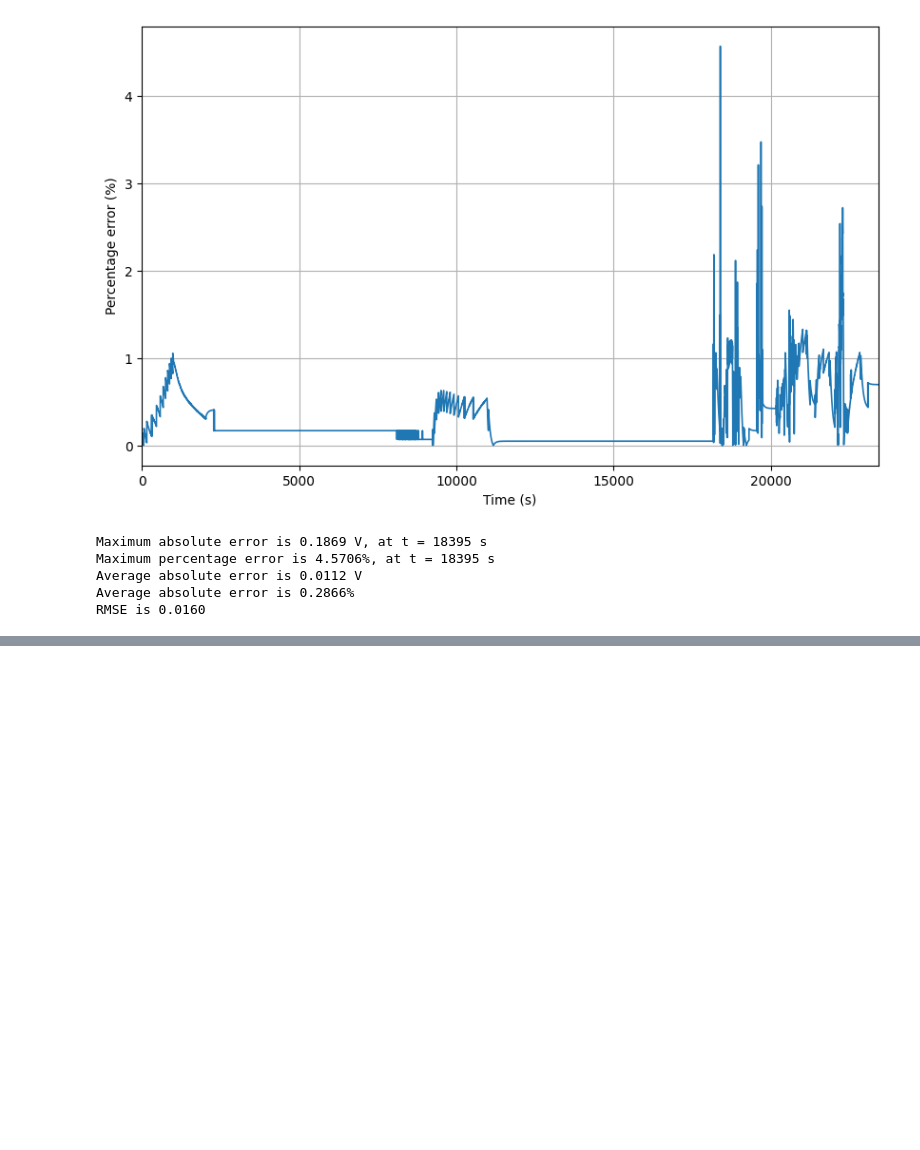
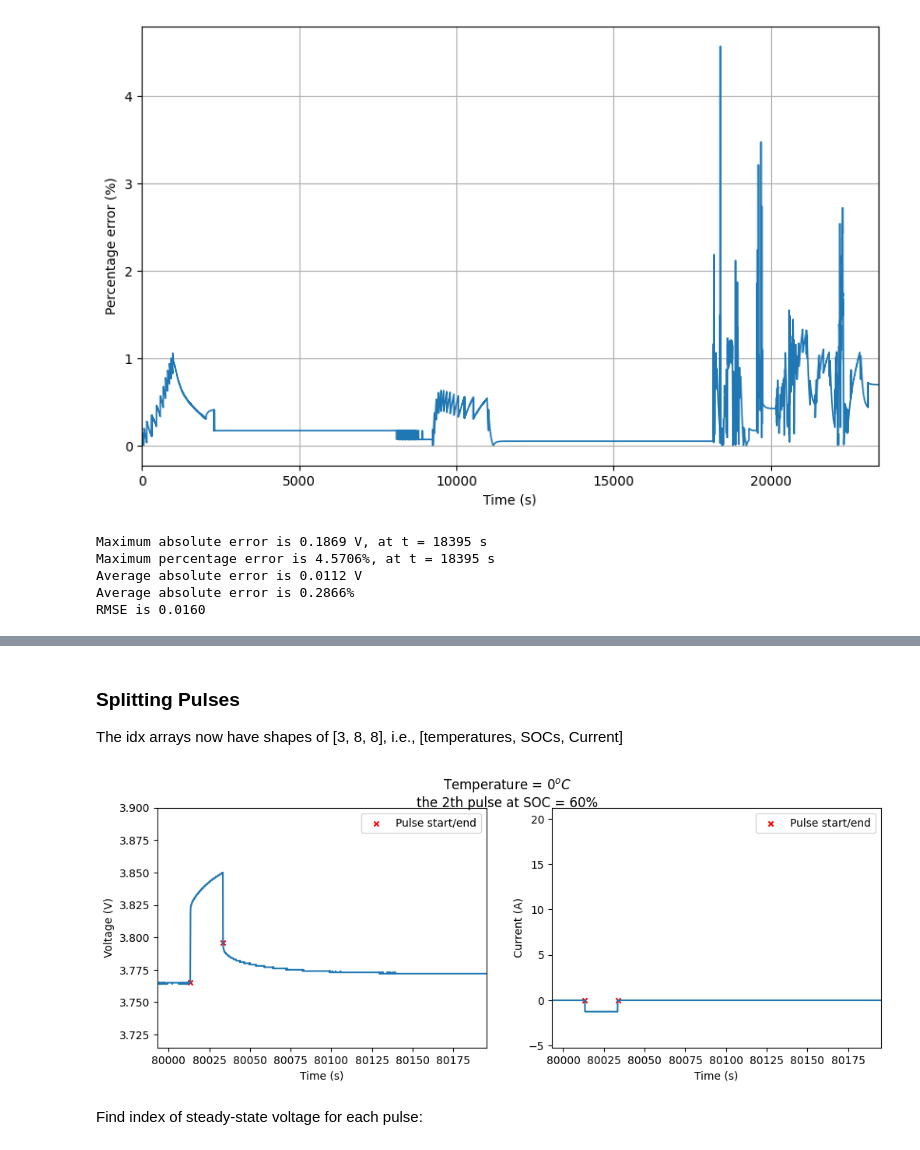
Before and after one commit to sunfanyi/modelling-of-lithium-ion-batteries, a Jupyter notebook: part_3.ipynb, the cells around one changed output, grey strips where cells are left out. Saved outputs shown, nothing was run; the diff lists cells and outputs as text; code cells hidden in the pictures; blank space fills up the shorter version.

```diff
--- a/part_3.ipynb
+++ b/part_3.ipynb
@@ -638,0 +693,33 @@ RMSE is 0.2401
+# %% [markdown]
+### Splitting Pulses
+
+The idx arrays now have shapes of [3, 8, 8], i.e., [temperatures, SOCs, Current]
+# %%
+idx_pulse_start = np.ndarray((3, 8, 8), dtype='int')
+idx_pulse_end = np.ndarray((3, 8, 8), dtype='int')
+
+for i in range(3):
+    # shift to left by one index (now i is equivalent to i+1)
+    I_shifted = np.concatenate((I[i, 1:], [0]))
+    idx_start = np.flatnonzero((I[i] == 0) & (np.abs(I_shifted) > 1))
+    idx_end = np.flatnonzero((np.abs(I[i]) > 1) & (I_shifted == 0)) + 1
+
+    # if there are less than 8*8=64 points, pad with the last value to size 64
+    # (because 0 deg has only 6 pulses at the last SOC)
+    idx_start = np.pad(idx_start, (0, 64 - len(idx_start)), mode='edge')
+    idx_end = np.pad(idx_end, (0, 64 - len(idx_end)), mode='edge')
+
+    # reshape to 8 x 8 matrix, where rows correspond to each SOC value and
+    #                                cols correspond to each pulse with different current
+    idx_pulse_start[i] = idx_start.reshape(8, 8)
+    idx_pulse_end[i] = idx_end.reshape(8, 8)
+# %%
+which_temp = 0
+which_SOC = 4
+which_pulse = 2
+plot_pulses(t, I, V_actual, idx_pulse_start, idx_pulse_end,
+            which_SOC, which_pulse, show_current=True, temperature=which_temp)
+# %% [output]
+[figure, added]
+# %% [markdown]
+Find index of steady-state voltage for each pulse:
```
Also changed, not shown: parts of 26 cells of this notebook.
